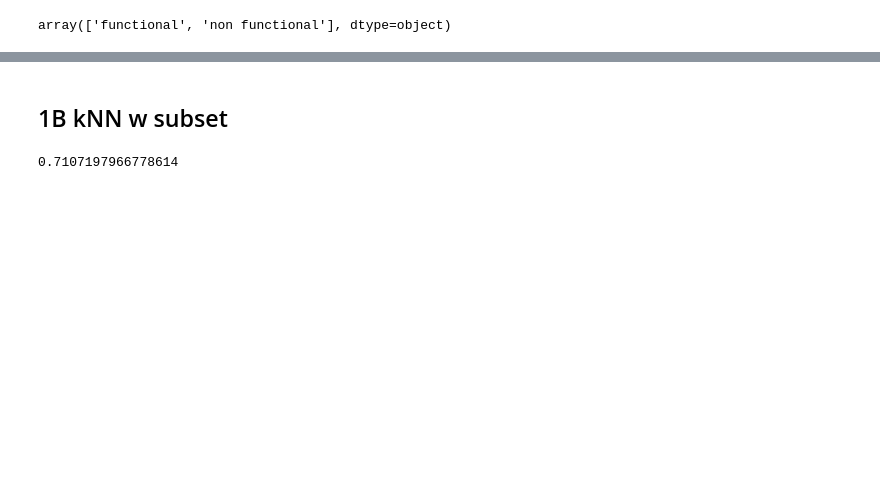
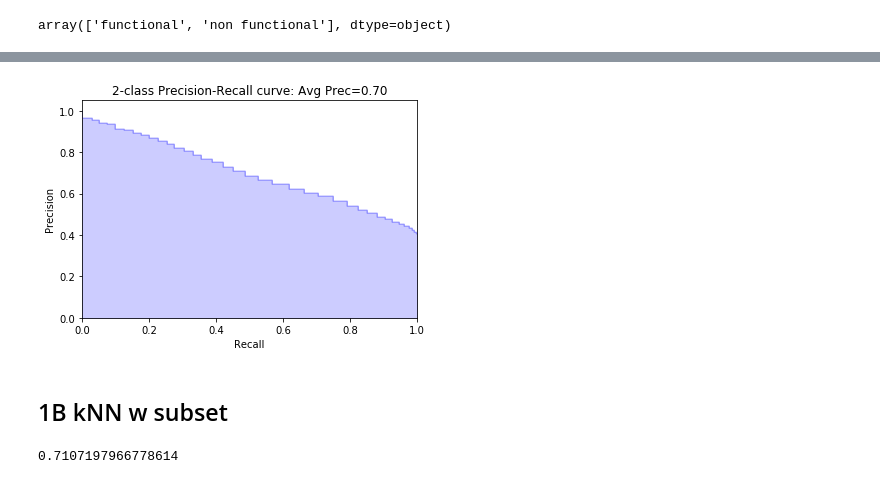
Before and after one commit to JayWang64/SpringboardDS, a Jupyter notebook: _Capstone 2/Report 2/notebooks/capstone project 2 - part 3 - machine learning model.ipynb, the cells around one changed output, grey strips where cells are left out. Saved outputs shown, nothing was run; the diff lists cells and outputs as text; code cells hidden in the pictures; blank space fills up the shorter version.

```diff
--- a/_Capstone 2/Report 2/notebooks/capstone project 2 - part 3 - machine learning model.ipynb
+++ b/_Capstone 2/Report 2/notebooks/capstone project 2 - part 3 - machine learning model.ipynb
@@ -230,3 +247,23 @@ Index(['amount_tsh', 'gps_height', 'longitude', 'latitude', 'num_private',
+# %%
+# helper function to generate PR curve
+
+def generatePRCurve(model, X_test, y_test, col_no=1):
+
+    # Compute predicted probabilities: y_pred_prob
+    y_pred_prob = model.predict_proba(X_test)[:,col_no]
+
+    average_precision = average_precision_score(y_test, y_pred_prob, pos_label='non functional')
+    precision, recall, _ = precision_recall_curve(y_test, y_pred_prob, pos_label='non functional')
+
+    plt.step(recall, precision, color='b', alpha=0.2, where='post')
+
+    plt.fill_between(recall, precision, step='post', alpha=0.2, color='b')
+
+    plt.xlabel('Recall')
+    plt.ylabel('Precision')
+    plt.ylim([0.0, 1.05])
+    plt.xlim([0.0, 1.0])
+    plt.title('2-class Precision-Recall curve: Avg Prec={0:0.2f}'.format(average_precision))
 # %% [markdown]
 # Classification Modeling
 # %% [markdown]
@@ -321,3 +333,7 @@ Text(0.5, 1.0, '2-class Precision-Recall curve: Avg Prec=0.88')
+# %%
+generatePRCurve(knn, X_test, y_test)
+# %% [output]
+[figure, added]
 # %% [markdown]
 ## 1B kNN w subset
 # %%
```
Also changed, not shown: parts of 41 cells of this notebook.
